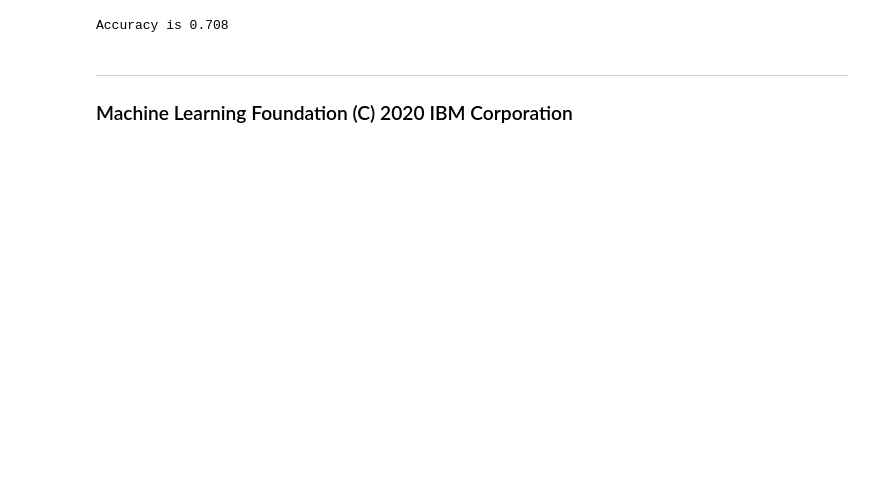
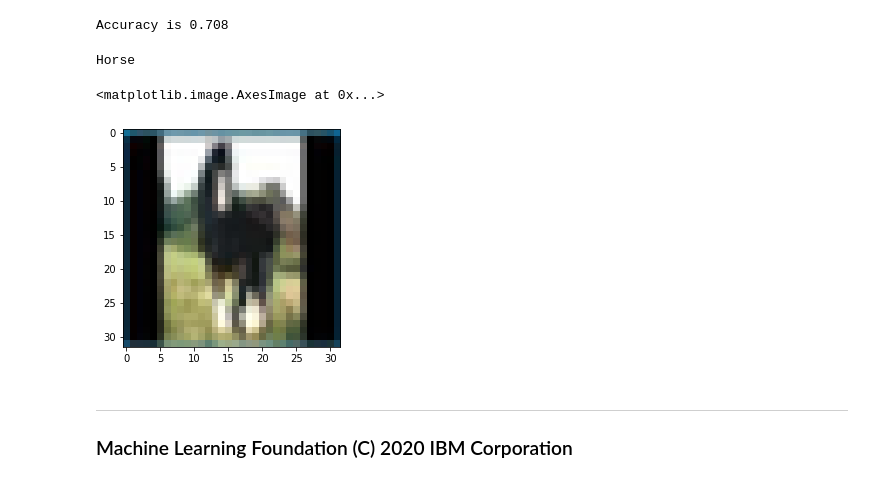
Before and after one commit to Alexandr1010/Machine_learning_course_IBM, a Jupyter notebook: 05e_DEMO_CNN.ipynb, the cells around one changed output. Drawn from its saved outputs; the diff is of its cells as text; code cells hidden in the pictures; blank space fills up the shorter version.

```diff
--- a/05e_DEMO_CNN.ipynb
+++ b/05e_DEMO_CNN.ipynb
@@ -315,16 +336,7 @@ Score 1: 0.708
 # %%
+# later..
 #Loading a model to JSON file
 from tensorflow.keras.models import model_from_json
-# serialize model to JSON
-model_json = model_2.to_json()
-with open("model_2.json", "w") as json_file:
-    json_file.write(model_json)
-# serialize weights to HDF5
-model_2.save_weights("model_2.h5")
-print("Saved model to disk")
-
-# later...
-
 # load json and create model
 json_file = open('model_2.json', 'r')
 loaded_model_json = json_file.read()
@@ -333,6 +345,8 @@ loaded_model = model_from_json(loaded_model_json)
 # load weights into new model
 loaded_model.load_weights("model_2.h5")
 print("Loaded model from disk")
+# initiate RMSprop optimizer
+opt_2 = tensorflow.keras.optimizers.RMSprop(lr=0.0005)
 loaded_model.compile(loss='categorical_crossentropy',
               optimizer=opt_2,
               metrics=['accuracy'])
@@ -347,6 +368,24 @@ scores_loaded = loaded_model.evaluate(x_test, y_test, verbose=0)
 print('Accuracy is {0:.3f}'.format(scores_loaded[1]))
 # %% [output]
 Accuracy is 0.708
+# %%
+#Prediction
+img_number=1640
+predicted_classes=loaded_model.predict_classes(np.expand_dims(x_test[img_number],axis=0))
+# %%
+class_names=['Airplane', 'Automobile', 'Bird', 'Cat', 'Deer', 'Dog', 'Frog', 'Horse', 'Ship', 'Truck']
+# %%
+#Class bold text
+class color:
+    BOLD = '\033[1m'
+    END = '\033[0m'
+# %%
+print(color.BOLD+class_names[predicted_classes[0]]+color.END)
+plt.imshow(x_test[img_number])
+# %% [output]
+Horse
+<matplotlib.image.AxesImage at 0x...>
+[figure, added]
 # %% [markdown]
 ---
 ### Machine Learning Foundation (C) 2020 IBM Corporation
```
Also changed, not shown: parts of 10 cells of this notebook.
